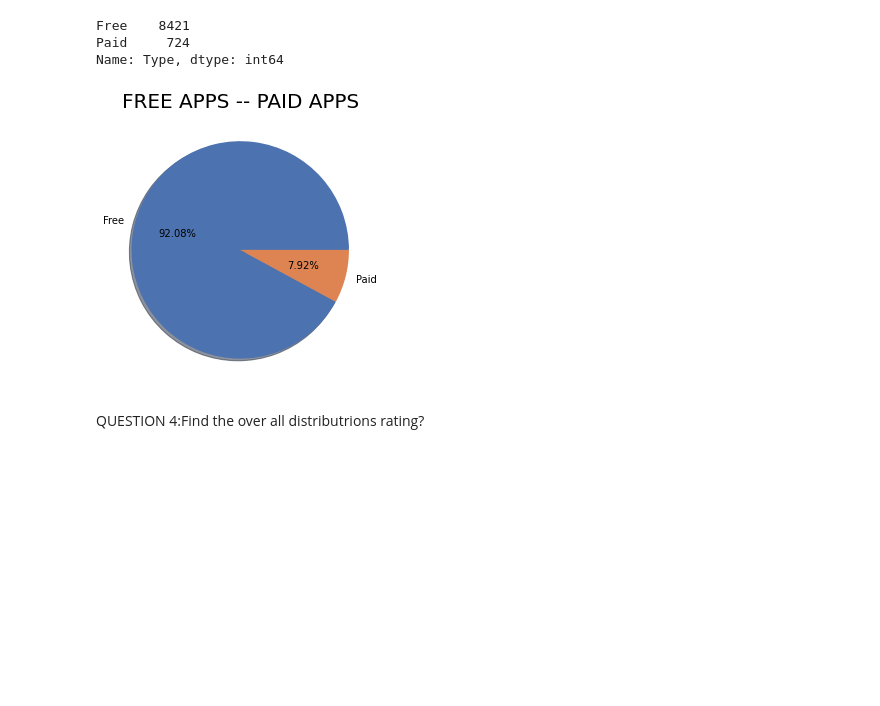
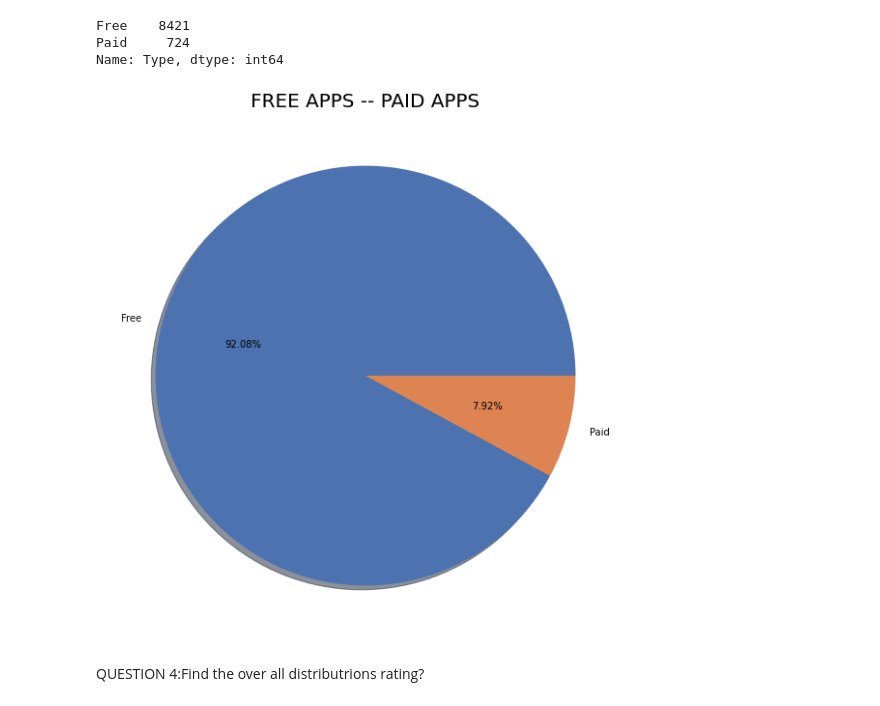
Before and after one commit to Swastik02aug/almabetter-EDA-project, a Jupyter notebook: Play_Store_App_Review_Analysis_Capstone_Project.ipynb, the cells around one changed output. Cells and saved outputs as stored; diff of their text form; code cells hidden in the pictures; blank space fills up the shorter version.

```diff
--- a/Play_Store_App_Review_Analysis_Capstone_Project.ipynb
+++ b/Play_Store_App_Review_Analysis_Capstone_Project.ipynb
@@ -329,14 +330,14 @@ Paid     724
 Name: Type, dtype: int64
 # %%
 #plot
-plt.figure(figsize=(10,5))
+plt.figure(figsize=(20,10))
 labels = x
 colors = sns.color_palette('deep')[0:7]
 plt.pie(y, labels = labels, colors = colors, autopct='%.2f%%', shadow=True, startangle=0)
 plt.title('FREE APPS -- PAID APPS',size = 20)
 plt.show()
 # %% [output]
-[figure, old version]
+[figure, new version]
 # %% [markdown]
 QUESTION 4:Find the over all distributrions rating?
 # %%
```
Also changed, not shown: parts of 2 cells of this notebook.
